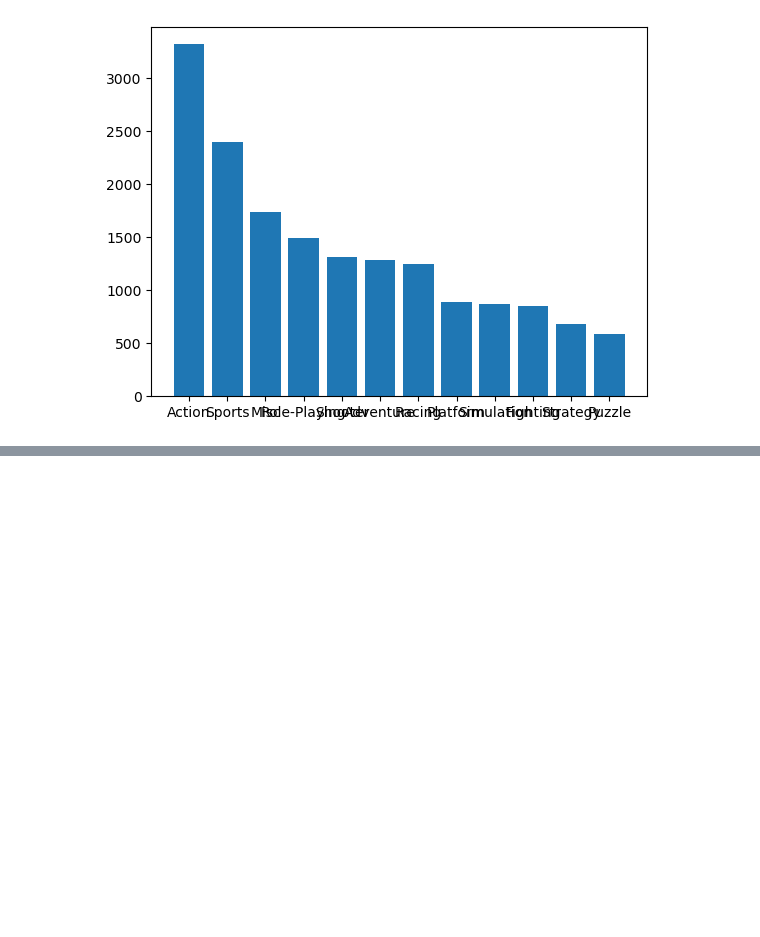
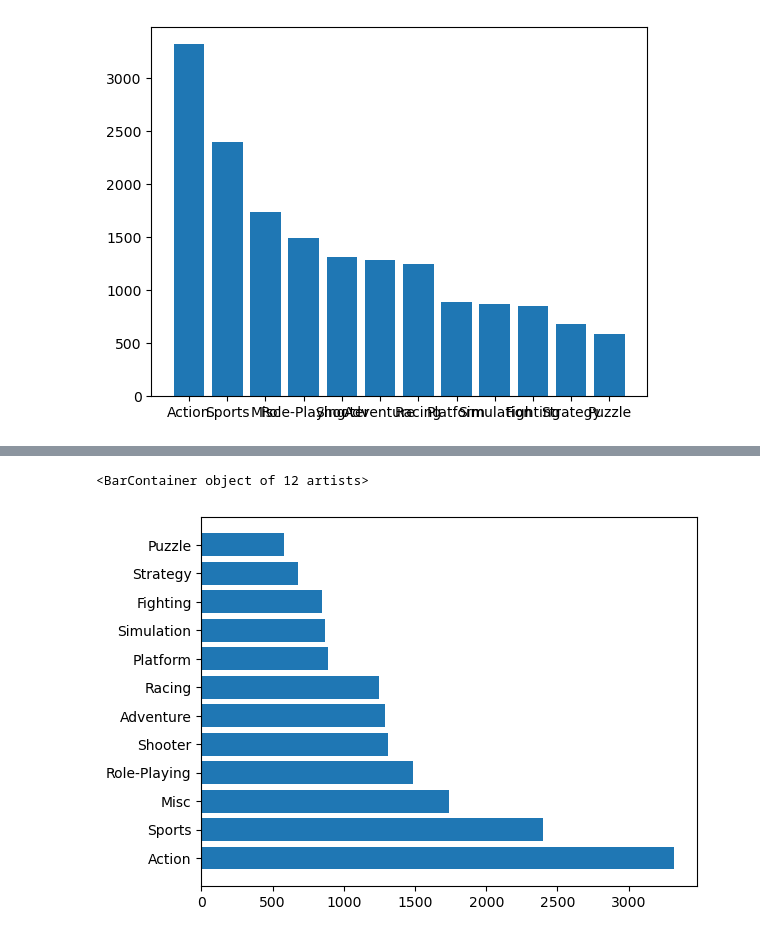
Before and after one commit to jeeet0700/DV, a Jupyter notebook: Data Viz Interview Prep.ipynb, the cells around one changed output, grey strips where cells are left out. Cells and saved outputs as stored; diff of their text form; code cells hidden in the pictures; blank space fills up the shorter version.

```diff
--- a/Data Viz Interview Prep.ipynb
+++ b/Data Viz Interview Prep.ipynb
@@ -137,0 +150,5 @@ plt.bar(x,y)
+# %%
+plt.barh(x,y)
+# %% [output]
+<BarContainer object of 12 artists>
+[figure, added]
```
Also changed, not shown: parts of 23 cells of this notebook.
